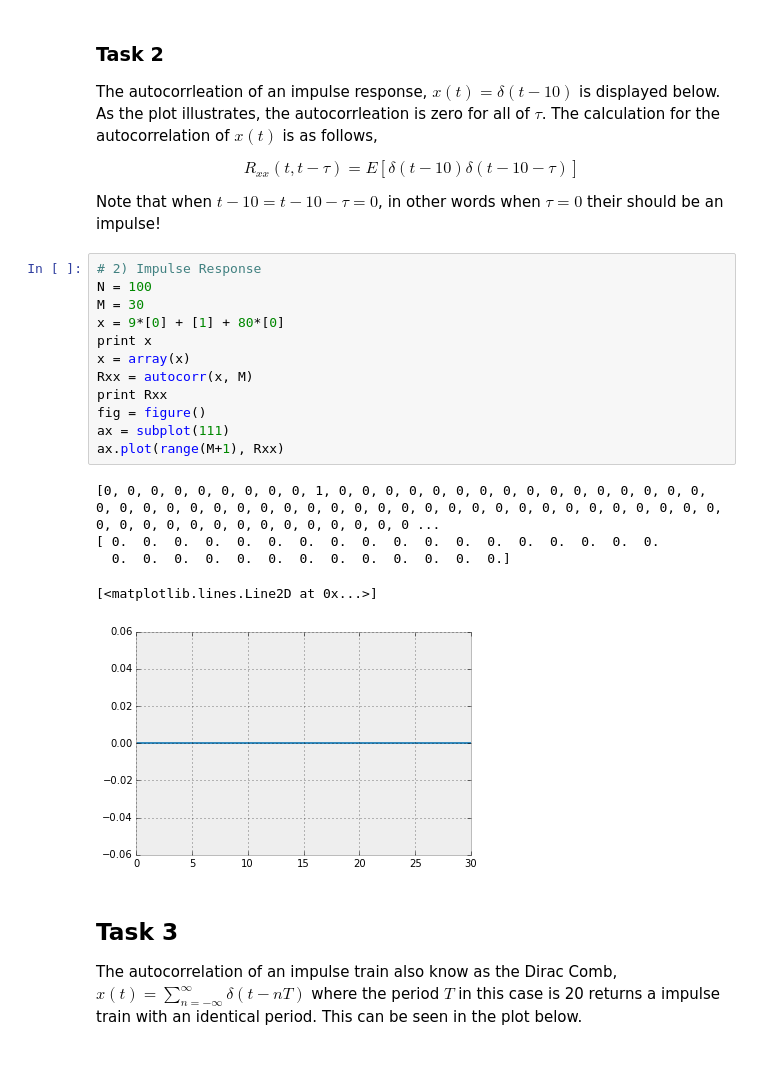
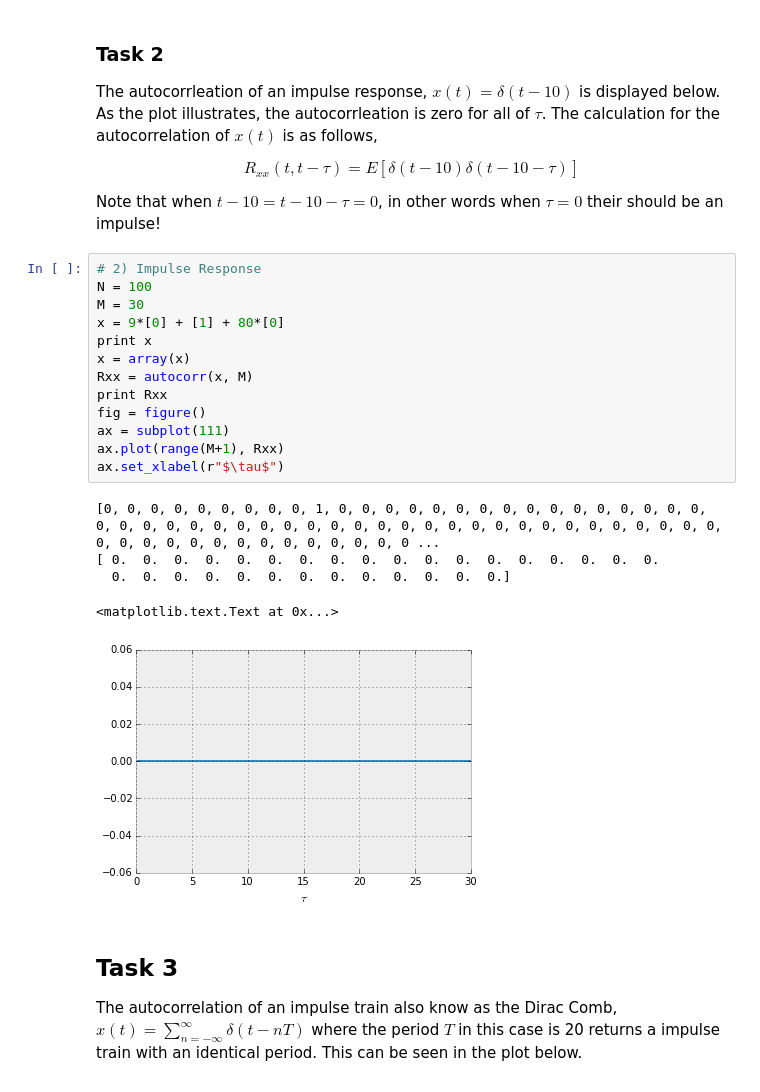
Before and after one commit to curiousmuch/stocastics-notebooks, a Jupyter notebook: ca_11/CA_11.ipynb, the cells around one changed output. Saved outputs shown, nothing was run; the diff lists cells and outputs as text.

```diff
--- a/ca_11/CA_11.ipynb
+++ b/ca_11/CA_11.ipynb
@@ -92,21 +94,22 @@ Note that when $t-10 = t-10-\tau = 0$, in other words when $\tau = 0$ their shou
 # %%
 # 2) Impulse Response
 N = 100
 M = 30
 x = 9*[0] + [1] + 80*[0]
 print x
 x = array(x)
 Rxx = autocorr(x, M)
 print Rxx
 fig = figure()
 ax = subplot(111)
 ax.plot(range(M+1), Rxx)
+ax.set_xlabel(r"$\tau$")
 # %% [output]
 [0, 0, 0, 0, 0, 0, 0, 0, 0, 1, 0, 0, 0, 0, 0, 0, 0, 0, 0, 0, 0, 0, 0, 0, 0, 0, 0, 0, 0, 0, 0, 0, 0, 0, 0, 0, 0, 0, 0, 0, 0, 0, 0, 0, 0, 0, 0, 0, 0, 0, 0, 0, 0, 0, 0, 0, 0, 0, 0, 0, 0, 0, 0, 0, 0, 0, 0 ...
 [ 0.  0.  0.  0.  0.  0.  0.  0.  0.  0.  0.  0.  0.  0.  0.  0.  0.  0.
   0.  0.  0.  0.  0.  0.  0.  0.  0.  0.  0.  0.  0.]
-[<matplotlib.lines.Line2D at 0x...>]
+<matplotlib.text.Text at 0x...>
-[figure, old version]
+[figure, new version]
 # %% [markdown]
 ## Task 3
 The autocorrelation of an impulse train also know as the Dirac Comb, $x(t) = \sum_{n =-\infty}^{\infty} \delta(t - nT)$ where the period $T$ in this case is 20 returns a impulse train with an identical period.  This can be seen in the plot below.
```
Also changed, not shown: parts of 8 cells of this notebook, 2 other files.
